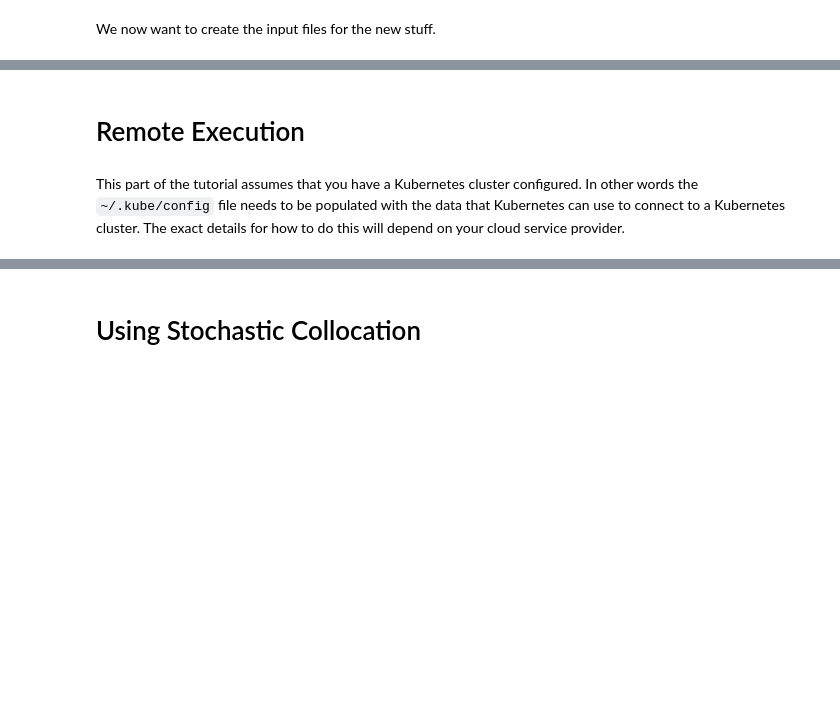
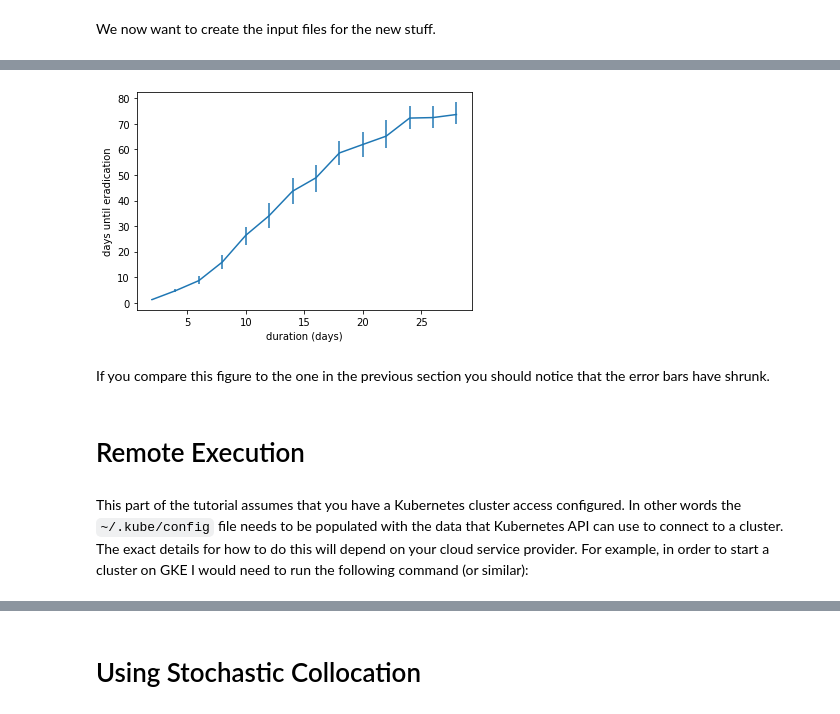
Before and after one commit to UCL-CCS/EasyVVUQ, a Jupyter notebook: docs/mega_tutorial.ipynb, the cells around one changed output, grey strips where cells are left out. Cells and saved outputs as stored; diff of their text form; code cells hidden in the pictures; blank space fills up the shorter version.

Commit message:
Changes to execute kubernetes

```diff
--- a/docs/mega_tutorial.ipynb
+++ b/docs/mega_tutorial.ipynb
@@ -299,10 +379,16 @@ print(results)
 # %%
 plt.errorbar(list(range(2, 30, 2)),
              results['iteration']['mean'].values,
              np.array([results['iteration']['mean'].values - results['iteration']['low'].values,
                        results['iteration']['high'].values - results['iteration']['mean'].values]))
+plt.xlabel('duration (days)')
+plt.ylabel('days until eradication')
 plt.show()
+# %% [output]
+[figure, added]
+# %% [markdown]
+If you compare this figure to the one in the previous section you should notice that the error bars have shrunk.
 # %% [markdown]
 # Remote Execution
 # %% [markdown]
-This part of the tutorial assumes that you have a Kubernetes cluster configured. In other words the `~/.kube/config` file needs to be populated with the data that Kubernetes can use to connect to a Kubernetes cluster. The exact details for how to do this will depend on your cloud service provider.
+This part of the tutorial assumes that you have a Kubernetes cluster access configured. In other words the `~/.kube/config` file needs to be populated with the data that Kubernetes API can use to connect to a cluster. The exact details for how to do this will depend on your cloud service provider. For example, in order to start a cluster on GKE I would need to run the following command (or similar):
```
Also changed, not shown: parts of 14 cells of this notebook, 1 other file.
